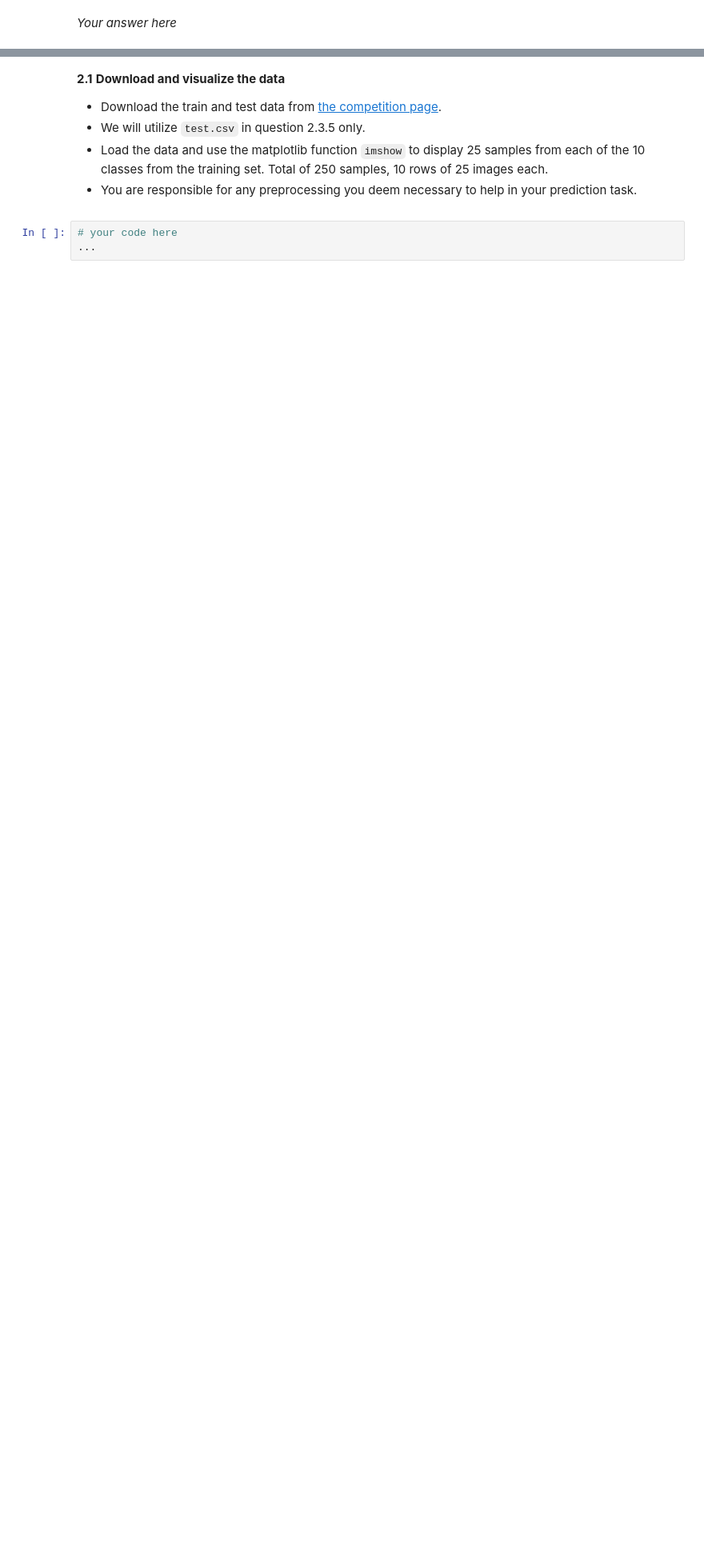
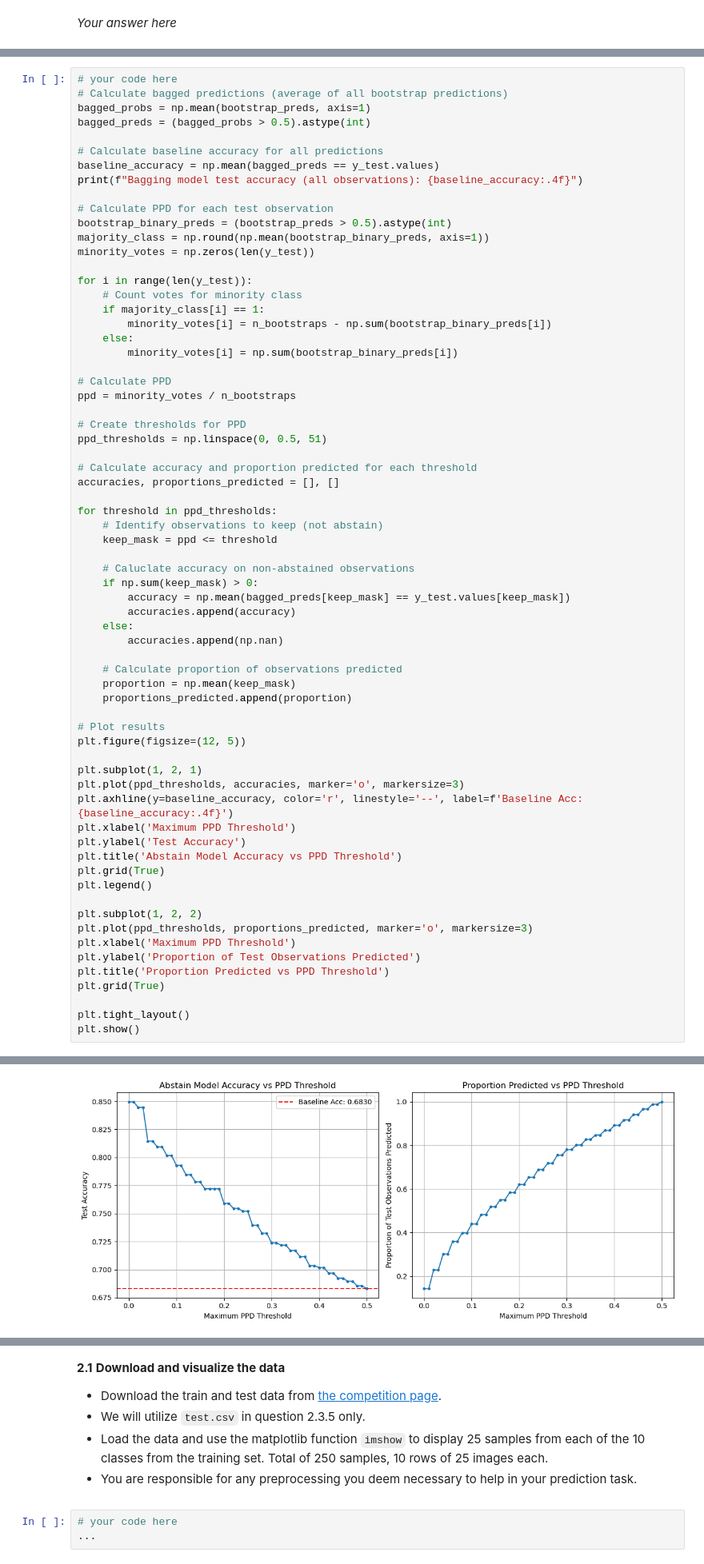
Before and after one commit to fiidalgo/ac209b, a Jupyter notebook: cs1090b_hw2/cs1090b_hw2.ipynb, the cells around one changed output, grey strips where cells are left out. Shown: that part at 80% size. Cells and saved outputs as stored; diff of their text form; blank space fills up the shorter version.

```diff
--- a/cs1090b_hw2/cs1090b_hw2.ipynb
+++ b/cs1090b_hw2/cs1090b_hw2.ipynb
@@ -710,0 +717,68 @@ Let's explore how your resulting test accuracies might change by using your boot
+# %%
+# your code here
+# Calculate bagged predictions (average of all bootstrap predictions)
+bagged_probs = np.mean(bootstrap_preds, axis=1)
+bagged_preds = (bagged_probs > 0.5).astype(int)
+
+# Calculate baseline accuracy for all predictions
+baseline_accuracy = np.mean(bagged_preds == y_test.values)
+print(f"Bagging model test accuracy (all observations): {baseline_accuracy:.4f}")
+
+# Calculate PPD for each test observation
+bootstrap_binary_preds = (bootstrap_preds > 0.5).astype(int)
+majority_class = np.round(np.mean(bootstrap_binary_preds, axis=1))
+minority_votes = np.zeros(len(y_test))
+
+for i in range(len(y_test)):
+    # Count votes for minority class
+    if majority_class[i] == 1:
+        minority_votes[i] = n_bootstraps - np.sum(bootstrap_binary_preds[i])
+    else:
+        minority_votes[i] = np.sum(bootstrap_binary_preds[i])
+
+# Calculate PPD
+ppd = minority_votes / n_bootstraps
+
+# Create thresholds for PPD
+ppd_thresholds = np.linspace(0, 0.5, 51)
+
+# Calculate accuracy and proportion predicted for each threshold
+accuracies, proportions_predicted = [], []
+
+for threshold in ppd_thresholds:
+    # Identify observations to keep (not abstain)
+    keep_mask = ppd <= threshold
+
+    # Caluclate accuracy on non-abstained observations
+    if np.sum(keep_mask) > 0:
+        accuracy = np.mean(bagged_preds[keep_mask] == y_test.values[keep_mask])
+        accuracies.append(accuracy)
+    else:
+        accuracies.append(np.nan)
+
+    # Calculate proportion of observations predicted
+    proportion = np.mean(keep_mask)
+    proportions_predicted.append(proportion)
+
+# Plot results
+plt.figure(figsize=(12, 5))
+
+plt.subplot(1, 2, 1)
+plt.plot(ppd_thresholds, accuracies, marker='o', markersize=3)
+plt.axhline(y=baseline_accuracy, color='r', linestyle='--', label=f'Baseline Acc: {baseline_accuracy:.4f}')
+plt.xlabel('Maximum PPD Threshold')
+plt.ylabel('Test Accuracy')
+plt.title('Abstain Model Accuracy vs PPD Threshold')
+plt.grid(True)
+plt.legend()
+
+plt.subplot(1, 2, 2)
+plt.plot(ppd_thresholds, proportions_predicted, marker='o', markersize=3)
+plt.xlabel('Maximum PPD Threshold')
+plt.ylabel('Proportion of Test Observations Predicted')
+plt.title('Proportion Predicted vs PPD Threshold')
+plt.grid(True)
+
+plt.tight_layout()
+plt.show()
+# %% [output]
@@ -710,0 +786 @@ Let's explore how your resulting test accuracies might change by using your boot
+[figure, added]
```
Also changed, not shown: parts of 10 cells of this notebook.
